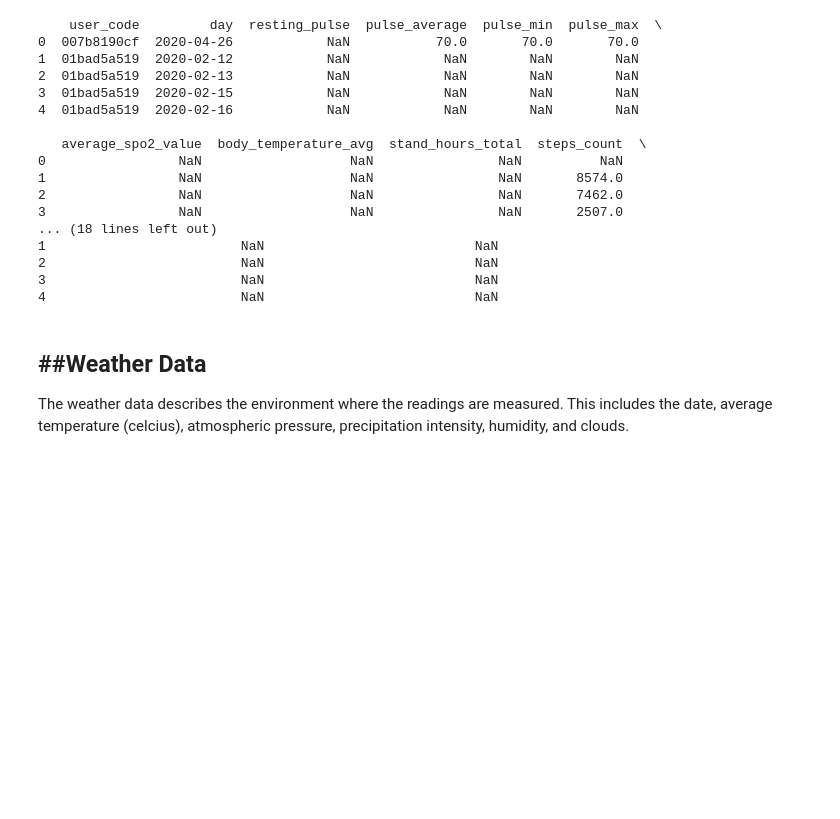
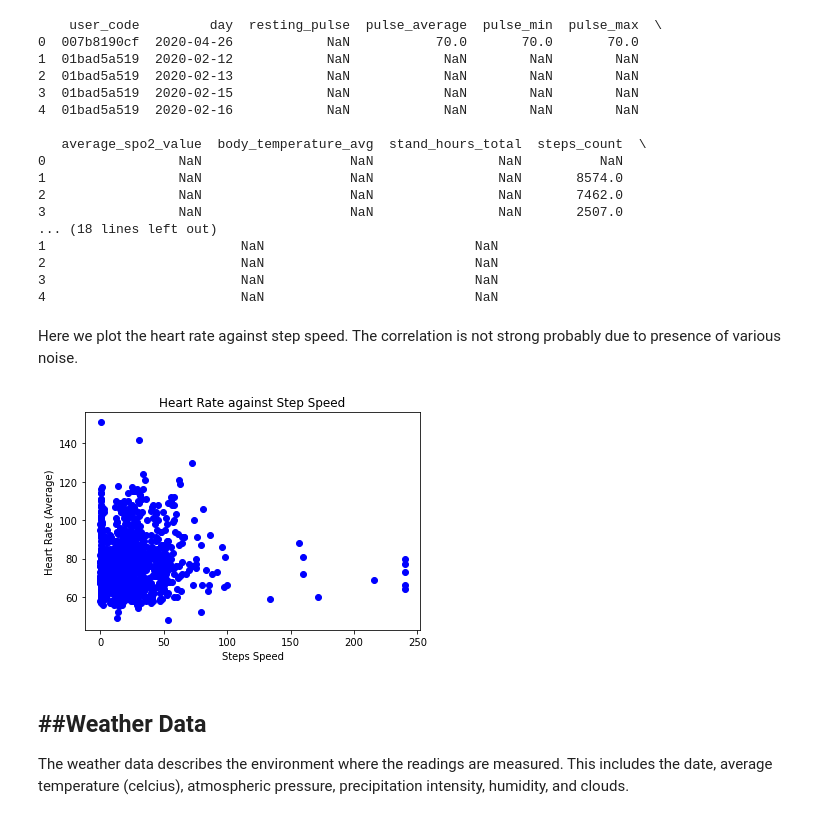
Before and after one commit to charliecarver/ds4h, a Jupyter notebook: p2.ipynb, the cells around one changed output. Cells and saved outputs as stored; diff of their text form; code cells hidden in the pictures; blank space fills up the shorter version.

```diff
--- a/p2.ipynb
+++ b/p2.ipynb
@@ -12,7 +12,7 @@ First we will read the dataset into memory. All dataframes are stored inside a d
 
 Link to dataset: https://github.com/Welltory/hrv-covid19
 # %%
-FILENAMES = ['participants','blood_pressure','heart_rate','hrv_measurements','sleep','surveys','scales_description','wearables','weather']
+FILENAMES = ['participants','blood_pressure','heart_rate','surveys','scales_description','wearables','weather']
 URL = 'https://raw.githubusercontent.com/Welltory/hrv-covid19/master/data/'
 EXTENSION = '.csv'
 
@@ -317,6 +269,20 @@ print(dfs['wearables'].head())
 2                         NaN                           NaN
 3                         NaN                           NaN
 4                         NaN                           NaN
+# %% [markdown]
+Here we plot the heart rate against step speed. The correlation is not strong probably due to presence of various noise.
+# %%
+# Extract calories and steps count
+df = dfs['wearables'][['steps_speed', 'pulse_average']].dropna()
+#print(df.value_counts())
+
+plt.scatter(df['steps_speed'], df['pulse_average'], c ="blue")
+plt.title('Heart Rate against Step Speed')
+plt.xlabel('Steps Speed')
+plt.ylabel('Heart Rate (Average)')
+plt.show()
+# %% [output]
+[figure, added]
 # %% [markdown]
 ##Weather Data
 ---
```
Also changed, not shown: parts of 6 cells of this notebook, 1 other file.
